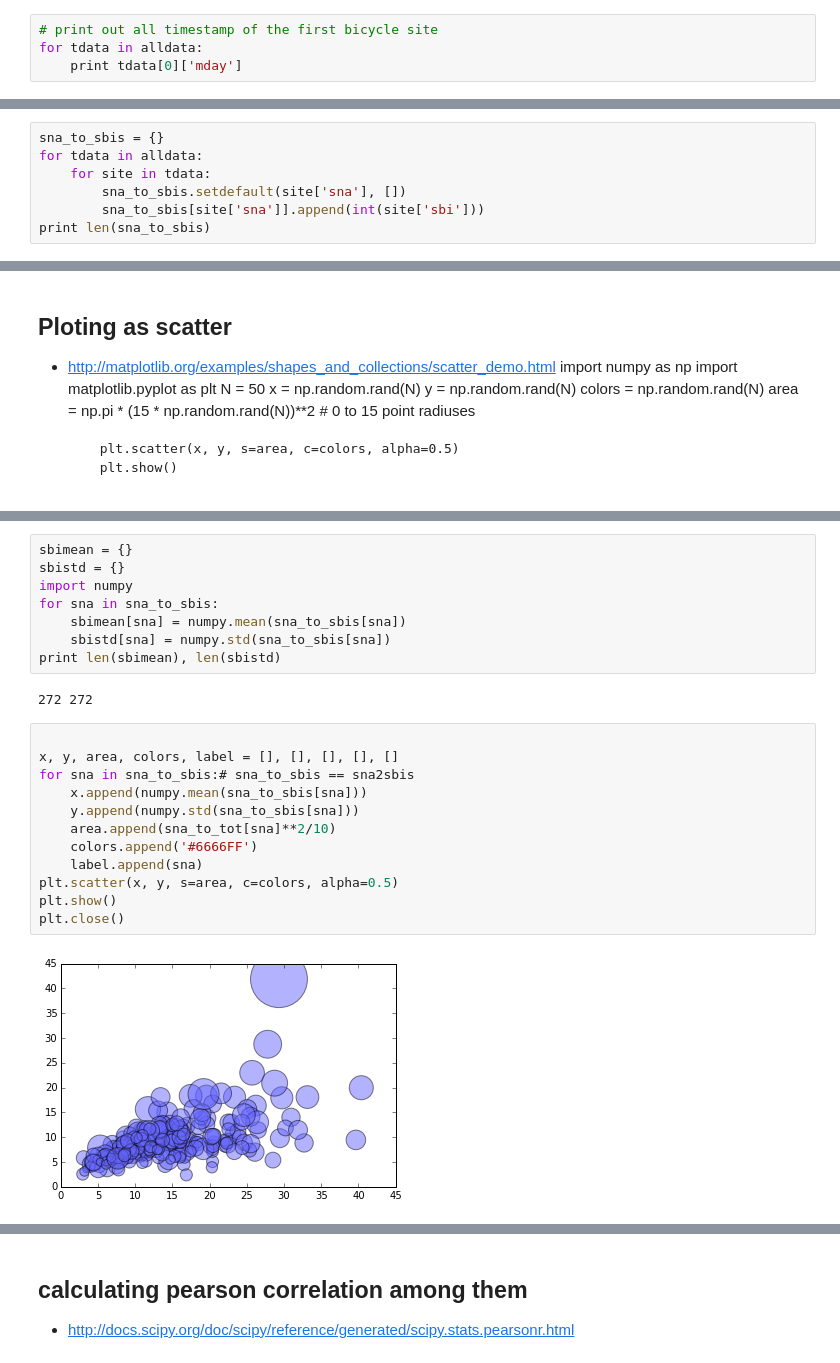
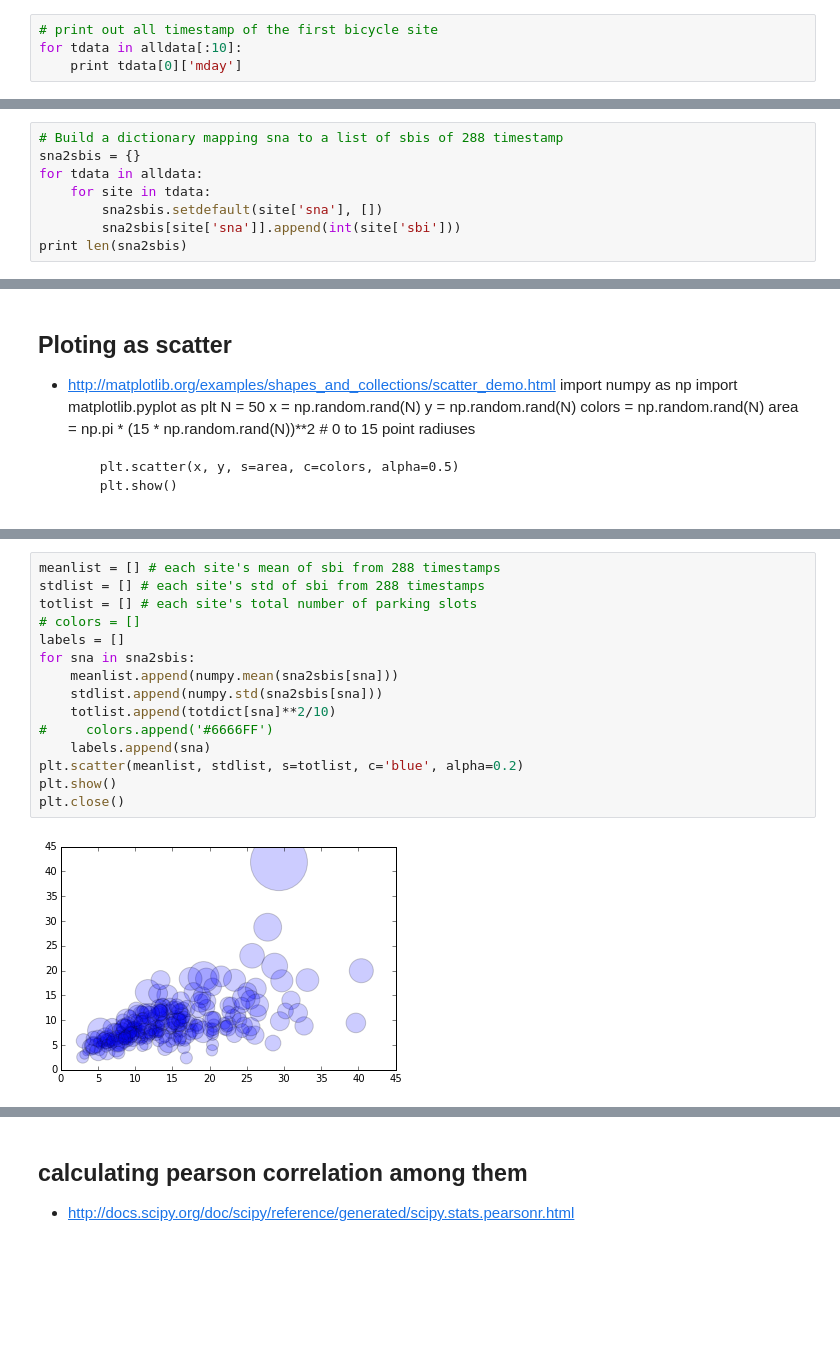
Before and after one commit to p4css/pss2015, a Jupyter notebook: ipynb/rundown_0326.ipynb, the cells around one changed output, grey strips where cells are left out. Cells and saved outputs as stored; diff of their text form; blank space fills up the shorter version.

```diff
--- a/ipynb/rundown_0326.ipynb
+++ b/ipynb/rundown_0326.ipynb
@@ -202,7 +202,7 @@ print len(alldata[0])
 272
 # %%
 # print out all timestamp of the first bicycle site
-for tdata in alldata:
+for tdata in alldata[:10]:
     print tdata[0]['mday']
 # %% [output]
 20150313000129
@@ -310,11 +292,12 @@ for sna in sna2sbis:
 # %% [output]
 [figure]
 # %%
-sna_to_sbis = {}
+# Build a dictionary mapping sna to a list of sbis of 288 timestamp
+sna2sbis = {}
 for tdata in alldata:
     for site in tdata:
-        sna_to_sbis.setdefault(site['sna'], [])
-        sna_to_sbis[site['sna']].append(int(site['sbi']))
-print len(sna_to_sbis)
+        sna2sbis.setdefault(site['sna'], [])
+        sna2sbis[site['sna']].append(int(site['sbi']))
+print len(sna2sbis)
 # %% [output]
 272
@@ -347,24 +330,17 @@ plt.scatter(meanlist, stdlist, s=totlist, c='blue', alpha=0.2)
-# %%
-sbimean = {}
-sbistd = {}
-import numpy
-for sna in sna_to_sbis:
-    sbimean[sna] = numpy.mean(sna_to_sbis[sna])
-    sbistd[sna] = numpy.std(sna_to_sbis[sna])
-print len(sbimean), len(sbistd)
-# %% [output]
-272 272
 # %%
-
-x, y, area, colors, label = [], [], [], [], []
-for sna in sna_to_sbis:# sna_to_sbis == sna2sbis
-    x.append(numpy.mean(sna_to_sbis[sna]))
-    y.append(numpy.std(sna_to_sbis[sna]))
-    area.append(sna_to_tot[sna]**2/10)
-    colors.append('#6666FF')
-    label.append(sna)
-plt.scatter(x, y, s=area, c=colors, alpha=0.5)
+meanlist = [] # each site's mean of sbi from 288 timestamps
+stdlist = [] # each site's std of sbi from 288 timestamps
+totlist = [] # each site's total number of parking slots
+# colors = []
+labels = []
+for sna in sna2sbis:
+    meanlist.append(numpy.mean(sna2sbis[sna]))
+    stdlist.append(numpy.std(sna2sbis[sna]))
+    totlist.append(totdict[sna]**2/10)
+#     colors.append('#6666FF')
+    labels.append(sna)
+plt.scatter(meanlist, stdlist, s=totlist, c='blue', alpha=0.2)
 plt.show()
 plt.close()
 # %% [output]
-[figure, old version]
+[figure, new version]
```
Also changed, not shown: parts of 23 cells of this notebook, 17 other files.
